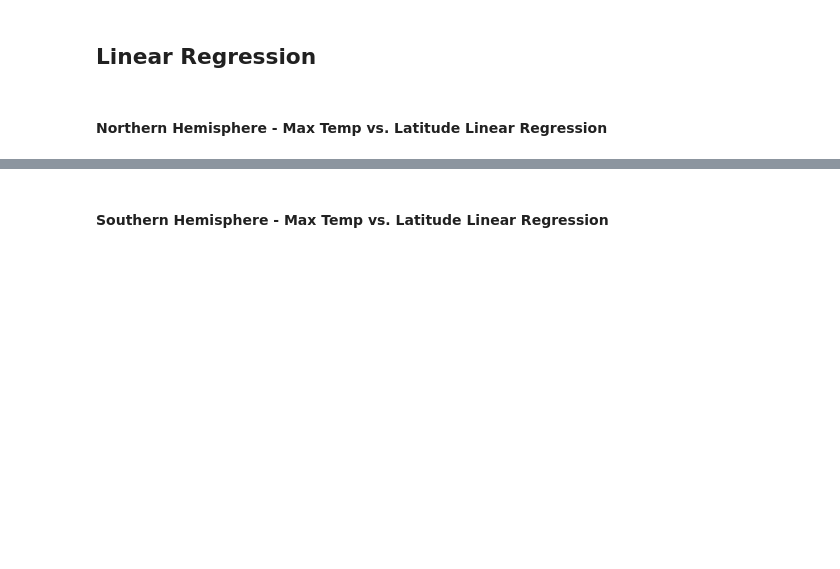
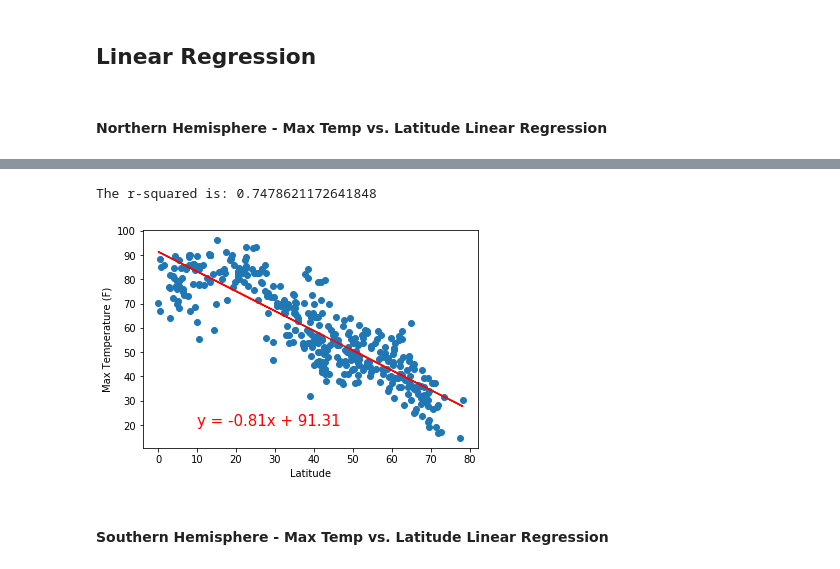
Before and after one commit to pfeliciano1/WeatherPy-VacationPy, a Jupyter notebook: WeatherPy/WeatherPy.ipynb, the cells around one changed output, grey strips where cells are left out. Cells and saved outputs as stored; diff of their text form; code cells hidden in the pictures; blank space fills up the shorter version.

Commit message:
Hemispheres Linear Regression

```diff
--- a/WeatherPy/WeatherPy.ipynb
+++ b/WeatherPy/WeatherPy.ipynb
@@ -260,5 +260,12 @@ plt.show()
 [figure]
 # %% [markdown]
 ## Linear Regression
+# %%
+# Define the variables for cities in the Northern and Southern Hemispheres
+northern_hem = city_data_df.loc[city_data_df["Lat"] >= 0.0]
+northern_hem.reset_index(inplace=True)
+
+southern_hem = city_data_df.loc[city_data_df["Lat"] < 0.0]
+southern_hem.reset_index(inplace=True)
 # %% [markdown]
 ####  Northern Hemisphere - Max Temp vs. Latitude Linear Regression
@@ -269,2 +272,19 @@ The r-value is: 0.46937863826630627
+# %%
+# Linear Regression equation and Print out the r-squared value along with the plot.
+x_values = northern_hem["Lat"]
+y_values = northern_hem["Max Temp"]
+(slope, intercept, rvalue, pvalue, stderr) = linregress(x_values, y_values)
+regress_values = x_values * slope + intercept
+line_eq = "y = " + str(round(slope,2)) + "x + " + str(round(intercept,2))
+plt.scatter(x_values,y_values)
+plt.plot(x_values,regress_values,"r-")
+plt.annotate(line_eq,(10,20),fontsize=15,color="red")
+plt.xlabel("Latitude")
+plt.ylabel("Max Temperature (F)")
+print(f"The r-squared is: {rvalue**2}")
+plt.show()
+# %% [output]
+The r-squared is: 0.7478621172641848
+[figure, added]
 # %% [markdown]
 ####  Southern Hemisphere - Max Temp vs. Latitude Linear Regression
```
Also changed, not shown: parts of 15 cells of this notebook.
